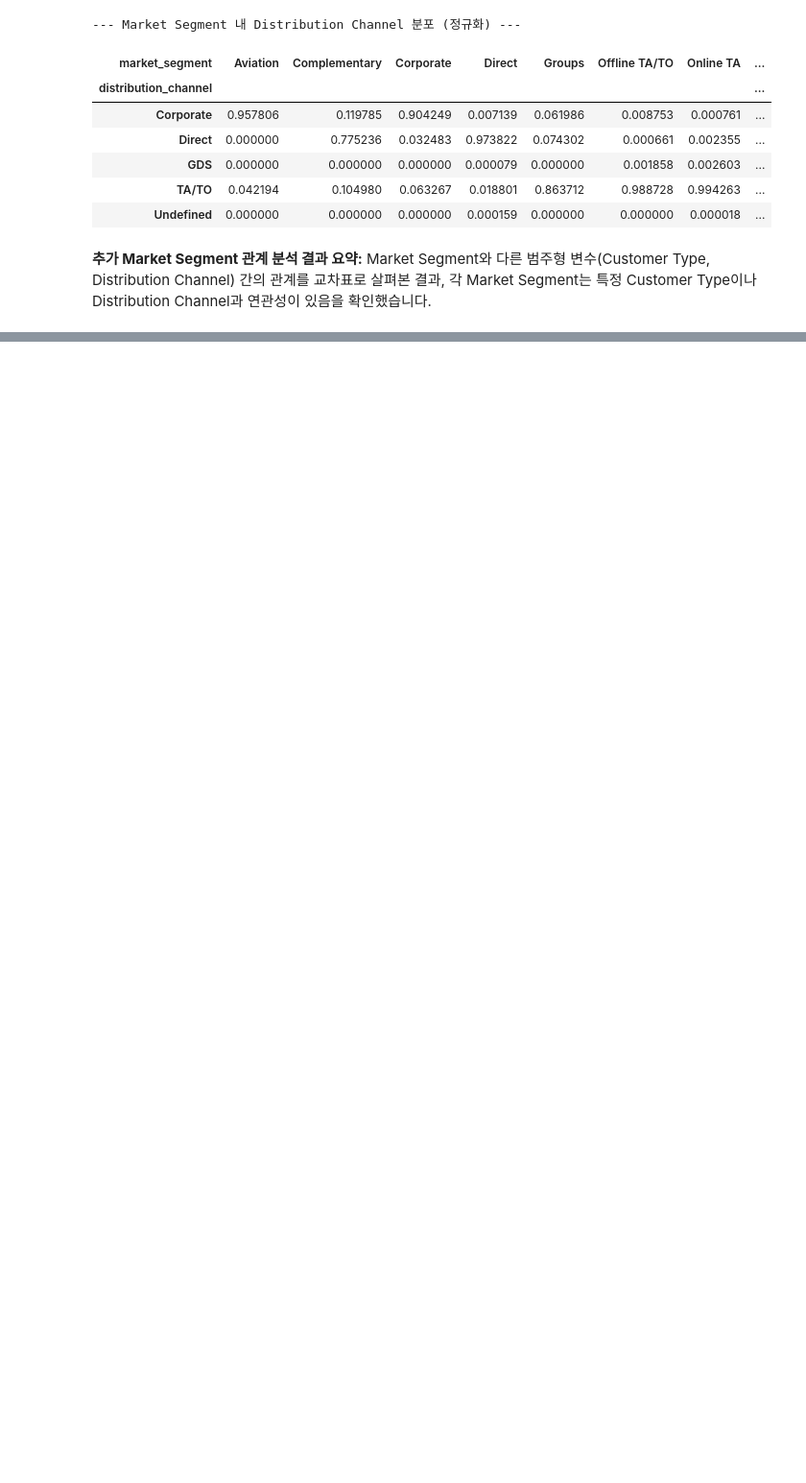
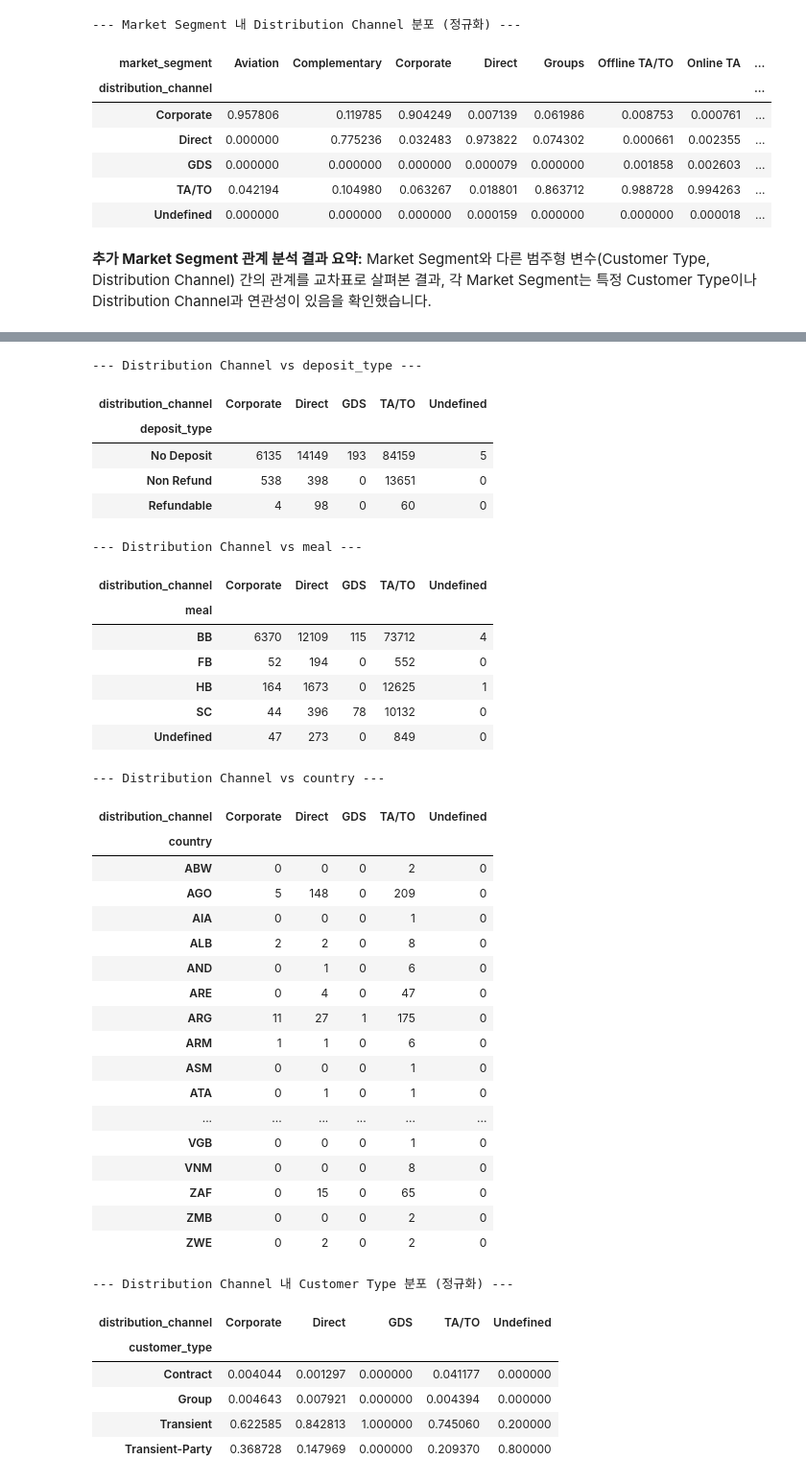
Before and after one commit to otto-Choi/Project-hotel_booking, a Jupyter notebook: notebooks/01_eda_customer_type.ipynb, the cells around one changed output, grey strips where cells are left out. Shown at 96% size. Saved outputs shown, nothing was run; the diff lists cells and outputs as text; code cells hidden in the pictures; blank space fills up the shorter version.

Commit message:
Distribution Channel 분석

```diff
--- a/notebooks/01_eda_customer_type.ipynb
+++ b/notebooks/01_eda_customer_type.ipynb
@@ -399,0 +609,17 @@ fig_market_channel.show()
+# %%
+# Analyze the relationship between 'distribution_channel' and other categorical variables
+categorical_cols = ['customer_type', 'reserved_room_type', 'assigned_room_type', 'deposit_type', 'meal', 'country']
+
+print("Distribution Channel과 다른 범주형 변수 간의 관계:")
+
+for col in categorical_cols:
+    if col in df.columns:
+        print(f"\n--- Distribution Channel vs {col} ---")
+        crosstab_result = pd.crosstab(df['distribution_channel'], df[col])
+        display(crosstab_result.T.style.background_gradient(cmap='Blues'))
+
+# Analyze the relationship between 'customer_type' and 'distribution_channel' with normalization
+print("\n--- Distribution Channel 내 Customer Type 분포 (정규화) ---")
+crosstab_normalized = pd.crosstab(df['distribution_channel'], df['customer_type'], normalize='index')
+display(crosstab_normalized.T.style.background_gradient(cmap='Blues'))
+# %% [output]
@@ -399,0 +663,40 @@ fig_market_channel.show()
+--- Distribution Channel vs deposit_type ---
+| distribution_channel | Corporate | Direct | GDS | TA/TO | Undefined |
+| deposit_type |  |  |  |  |  |
+| No Deposit | 6135 | 14149 | 193 | 84159 | 5 |
+| Non Refund | 538 | 398 | 0 | 13651 | 0 |
+| Refundable | 4 | 98 | 0 | 60 | 0 |
+--- Distribution Channel vs meal ---
+| distribution_channel | Corporate | Direct | GDS | TA/TO | Undefined |
+| meal |  |  |  |  |  |
+| BB | 6370 | 12109 | 115 | 73712 | 4 |
+| FB | 52 | 194 | 0 | 552 | 0 |
+| HB | 164 | 1673 | 0 | 12625 | 1 |
+| SC | 44 | 396 | 78 | 10132 | 0 |
+| Undefined | 47 | 273 | 0 | 849 | 0 |
+--- Distribution Channel vs country ---
+| distribution_channel | Corporate | Direct | GDS | TA/TO | Undefined |
+| country |  |  |  |  |  |
+| ABW | 0 | 0 | 0 | 2 | 0 |
+| AGO | 5 | 148 | 0 | 209 | 0 |
+| AIA | 0 | 0 | 0 | 1 | 0 |
+| ALB | 2 | 2 | 0 | 8 | 0 |
+| AND | 0 | 1 | 0 | 6 | 0 |
+| ARE | 0 | 4 | 0 | 47 | 0 |
+| ARG | 11 | 27 | 1 | 175 | 0 |
+| ARM | 1 | 1 | 0 | 6 | 0 |
+| ASM | 0 | 0 | 0 | 1 | 0 |
+| ATA | 0 | 1 | 0 | 1 | 0 |
+| ... | ... | ... | ... | ... | ... |
+| VGB | 0 | 0 | 0 | 1 | 0 |
+| VNM | 0 | 0 | 0 | 8 | 0 |
+| ZAF | 0 | 15 | 0 | 65 | 0 |
+| ZMB | 0 | 0 | 0 | 2 | 0 |
+| ZWE | 0 | 2 | 0 | 2 | 0 |
+--- Distribution Channel 내 Customer Type 분포 (정규화) ---
+| distribution_channel | Corporate | Direct | GDS | TA/TO | Undefined |
+| customer_type |  |  |  |  |  |
+| Contract | 0.004044 | 0.001297 | 0.000000 | 0.041177 | 0.000000 |
+| Group | 0.004643 | 0.007921 | 0.000000 | 0.004394 | 0.000000 |
+| Transient | 0.622585 | 0.842813 | 1.000000 | 0.745060 | 0.200000 |
+| Transient-Party | 0.368728 | 0.147969 | 0.000000 | 0.209370 | 0.800000 |
```
Also changed, not shown: parts of 21 cells of this notebook.
